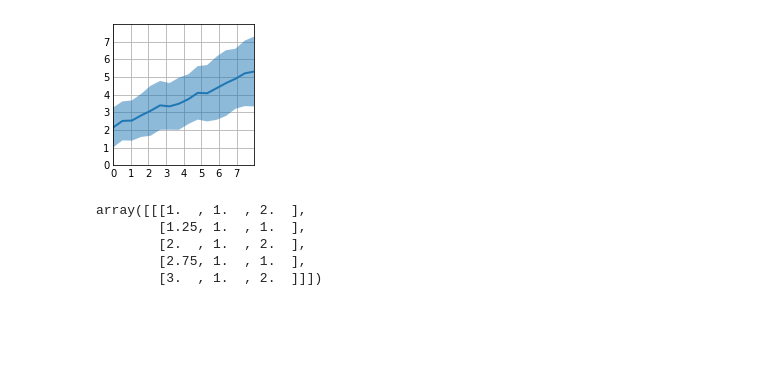
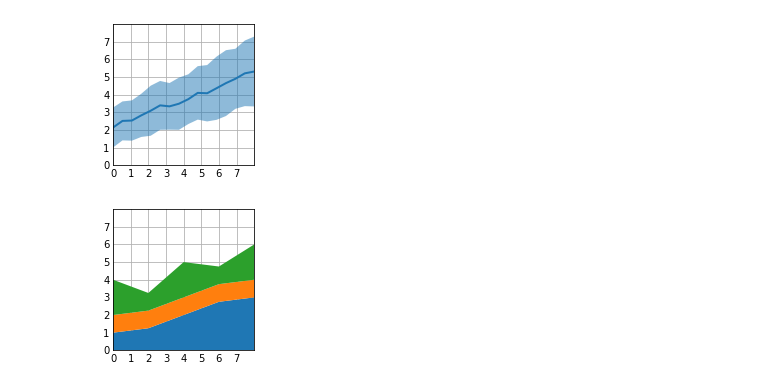
Before and after one commit to Duks31/matplotlib_tutorial, a Jupyter notebook: tut_2.ipynb, the cells around one changed output. Saved outputs shown, nothing was run; the diff lists cells and outputs as text; code cells hidden in the pictures; blank space fills up the shorter version.

```diff
--- a/tut_2.ipynb
+++ b/tut_2.ipynb
@@ -135,24 +135,24 @@ plt.show()
 # %%
 # stackplot of x, y
 
 import matplotlib.pyplot as plt
 import numpy as np
 
 plt.style.use("_mpl-gallery")
 
 # make data
 x = np.arange(0, 10, 2)
 ay = [1, 1.25, 2, 2.75, 3]
 by = [1, 1, 1, 1, 1]
 cy = [2, 1, 2, 1, 2]
 y = np.vstack([ay, by, cy])
-h = np.hstack([ay, by, cy])
-d = np.dstack([ay, by, cy])
+
+# plot
+fig, ax = plt.subplots()
+
+ax.stackplot(x, y)
+ax.set(xlim=(0, 8), ylim=(0, 8), xticks=np.arange(8), yticks=np.arange(8))
+
+plt.show()
+# %% [output]
+[figure, added]
-# %%
-d
-# %% [output]
-array([[[1.  , 1.  , 2.  ],
-        [1.25, 1.  , 1.  ],
-        [2.  , 1.  , 2.  ],
-        [2.75, 1.  , 1.  ],
-        [3.  , 1.  , 2.  ]]])
```
Also changed, not shown: parts of 8 cells of this notebook.
